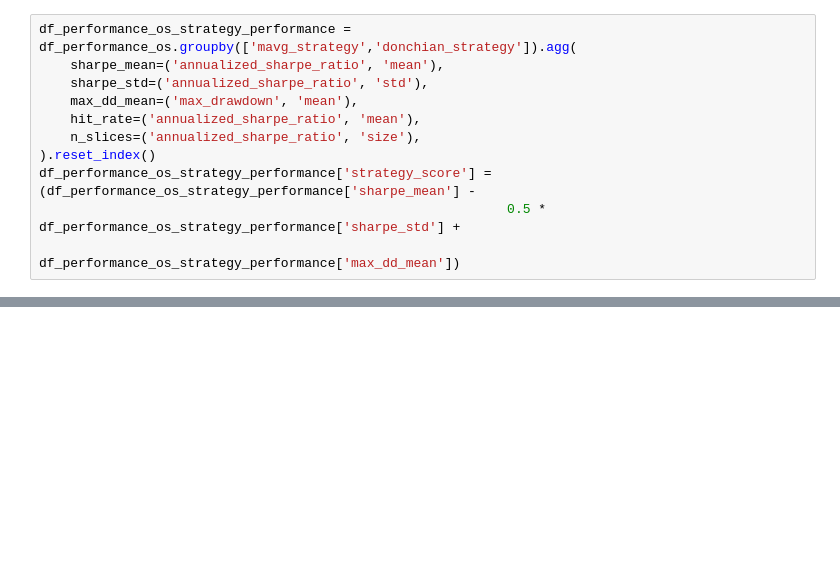
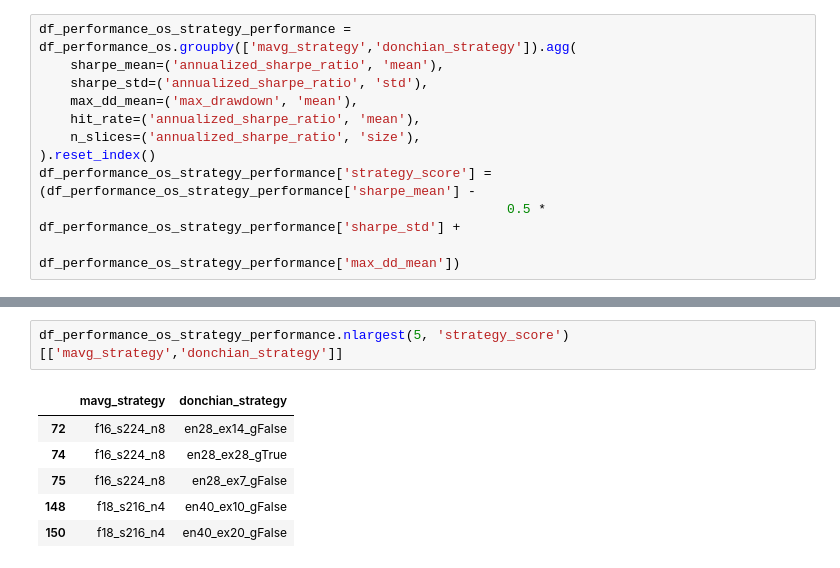
Before and after one commit to adheerchauhan/trend_following, a Jupyter notebook: Trend_Following_Parameter_Optimization_5.ipynb, the cells around one changed output, grey strips where cells are left out. Drawn from its saved outputs; the diff is of its cells as text; blank space fills up the shorter version.

```diff
--- a/Trend_Following_Parameter_Optimization_5.ipynb
+++ b/Trend_Following_Parameter_Optimization_5.ipynb
@@ -921,0 +919,9 @@ df_performance_os_strategy_performance.sort_values('strategy_score', ascending=F
+# %%
+df_performance_os_strategy_performance.nlargest(5, 'strategy_score')[['mavg_strategy','donchian_strategy']]
+# %% [output]
+|  | mavg_strategy | donchian_strategy |
+| 72 | f16_s224_n8 | en28_ex14_gFalse |
+| 74 | f16_s224_n8 | en28_ex28_gTrue |
+| 75 | f16_s224_n8 | en28_ex7_gFalse |
+| 148 | f18_s216_n4 | en40_ex10_gFalse |
+| 150 | f18_s216_n4 | en40_ex20_gFalse |
```
Also changed, not shown: parts of 9 cells of this notebook.
